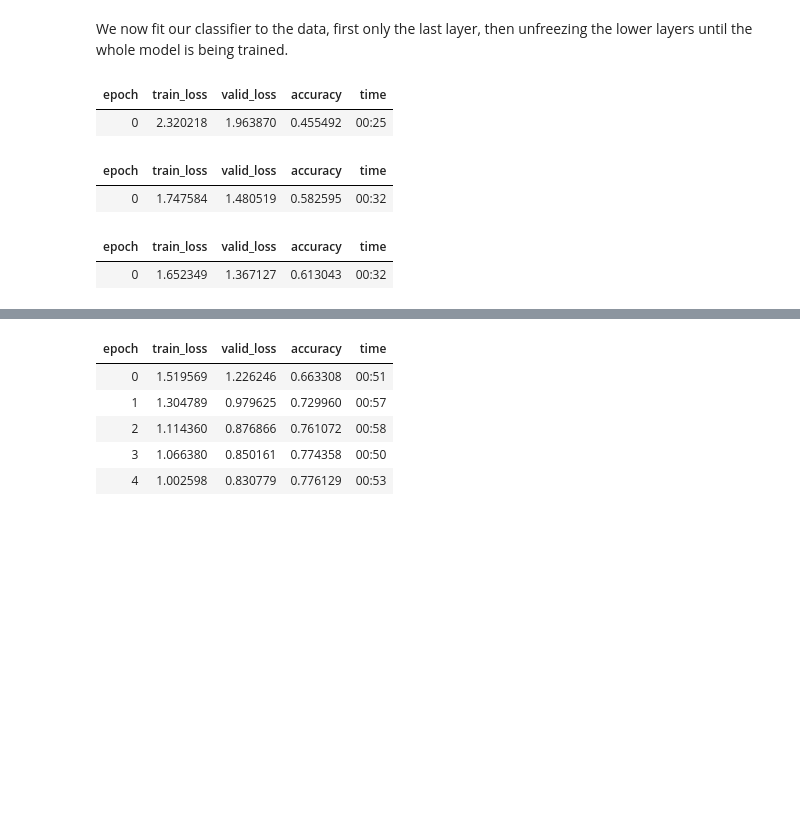
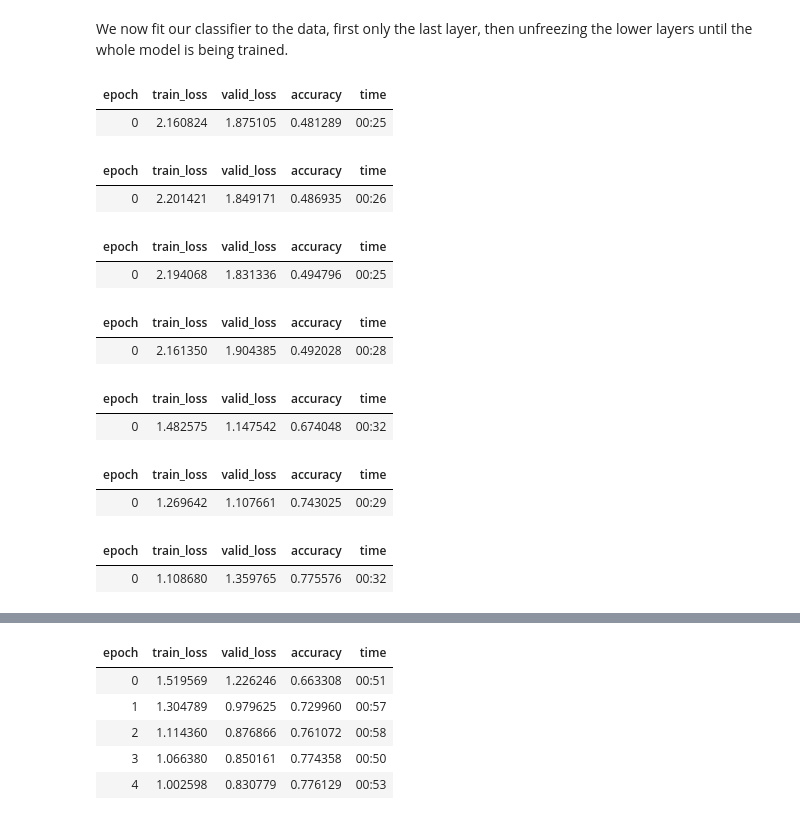
Before and after one commit to ameasure/autocoding-class, a Jupyter notebook: FastAI_1_0_50.ipynb, the cells around one changed output, grey strips where cells are left out. Drawn from its saved outputs; the diff is of its cells as text; code cells hidden in the pictures; blank space fills up the shorter version.

```diff
--- a/FastAI_1_0_50.ipynb
+++ b/FastAI_1_0_50.ipynb
@@ -209,18 +220,41 @@ LR Finder is complete, type {learner_name}.recorder.plot() to see the graph.
 # %% [markdown]
 We now fit our classifier to the data, first only the last layer, then unfreezing the lower layers until the whole model is being trained.
+# %%
+# Fit just the last layer of the model
+learn.freeze_to(-1)
+learn.fit_one_cycle(1, 1e-1)
+# %% [output]
+| epoch | train_loss | valid_loss | accuracy | time |
+| 0 | 2.160824 | 1.875105 | 0.481289 | 00:25 |
+# %%
+learn.fit_one_cycle(1, 1e-1)
+# %% [output]
+| epoch | train_loss | valid_loss | accuracy | time |
+| 0 | 2.201421 | 1.849171 | 0.486935 | 00:26 |
+# %%
+learn.fit_one_cycle(1, 1e-1)
+# %% [output]
+| epoch | train_loss | valid_loss | accuracy | time |
+| 0 | 2.194068 | 1.831336 | 0.494796 | 00:25 |
+# %%
+learn.fit_one_cycle(1, 1e-1)
+# %% [output]
+| epoch | train_loss | valid_loss | accuracy | time |
+| 0 | 2.161350 | 1.904385 | 0.492028 | 00:28 |
 # %%
-# Fit just the last layer of the model
-learn.fit_one_cycle(1, 1e-1)
 # Now unfreeze the last 2 layers and fit those
 learn.freeze_to(-2)
-learn.fit_one_cycle(1, slice(5e-3/2., 5e-3))
+learn.fit_one_cycle(1, slice(1e-2/3., 1e-2))
 # %% [output]
 | epoch | train_loss | valid_loss | accuracy | time |
-| 0 | 2.320218 | 1.963870 | 0.455492 | 00:25 |
+| 0 | 1.482575 | 1.147542 | 0.674048 | 00:32 |
-| epoch | train_loss | valid_loss | accuracy | time |
-| 0 | 1.747584 | 1.480519 | 0.582595 | 00:32 |
 # %%
-learn.fit_one_cycle(1, slice(2e-3/100, 2e-3))
+learn.fit_one_cycle(1, slice(1e-2/3., 1e-2))
 # %% [output]
 | epoch | train_loss | valid_loss | accuracy | time |
-| 0 | 1.652349 | 1.367127 | 0.613043 | 00:32 |
+| 0 | 1.269642 | 1.107661 | 0.743025 | 00:29 |
+# %%
+learn.fit_one_cycle(1, slice(1e-2/3., 1e-2))
+# %% [output]
+| epoch | train_loss | valid_loss | accuracy | time |
+| 0 | 1.108680 | 1.359765 | 0.775576 | 00:32 |
```
Also changed, not shown: parts of 10 cells of this notebook.
